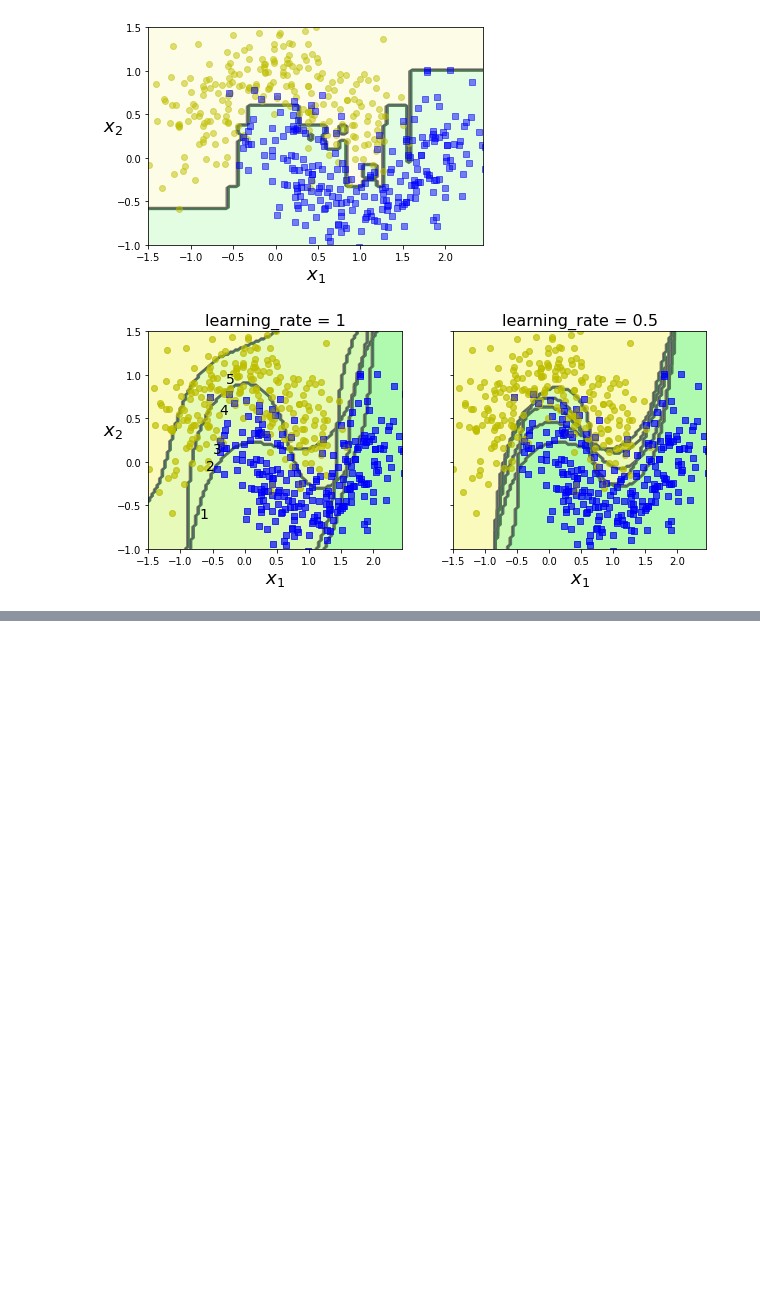
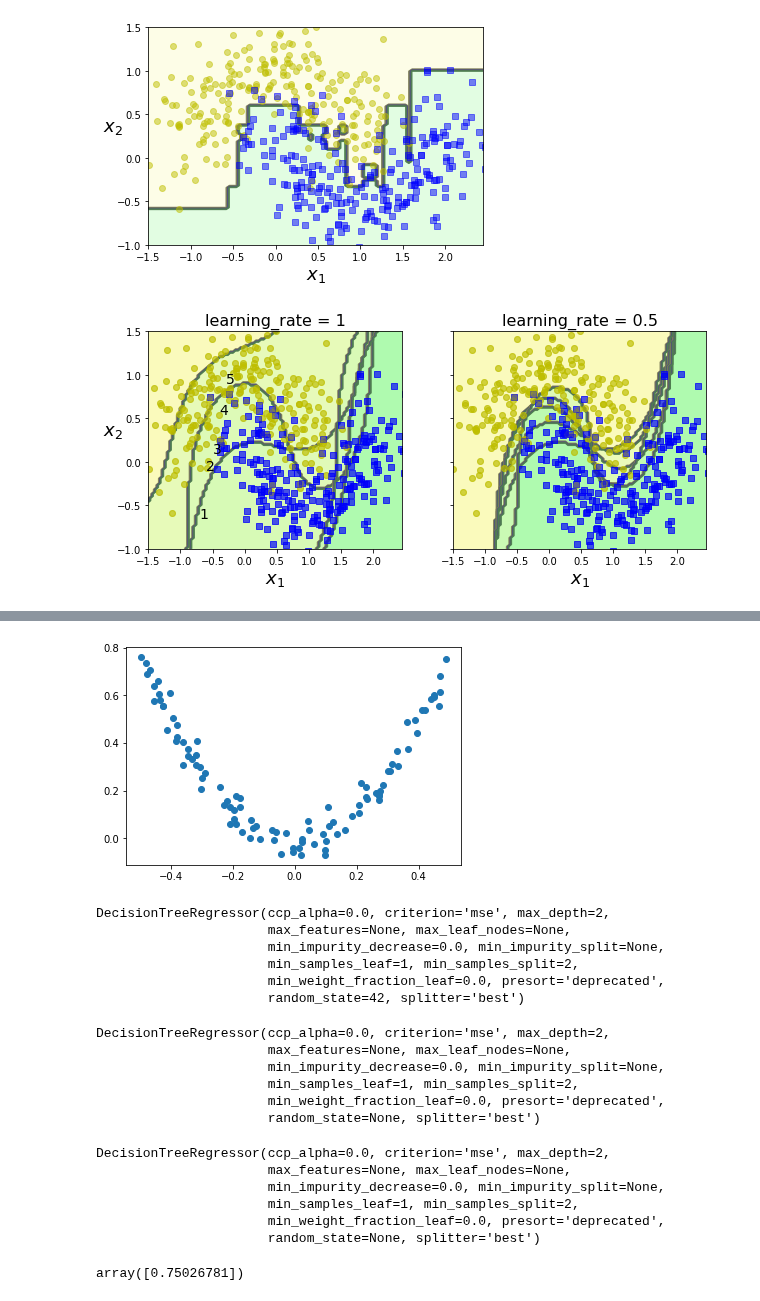
Before and after one commit to hyeon1263/BigAI, a Jupyter notebook: 핸즈온 머신러닝/07_Ensemble&RandomForest.ipynb, the cells around one changed output, grey strips where cells are left out. Saved outputs shown, nothing was run; the diff lists cells and outputs as text; code cells hidden in the pictures; blank space fills up the shorter version.

```diff
--- a/핸즈온 머신러닝/07_Ensemble&RandomForest.ipynb
+++ b/핸즈온 머신러닝/07_Ensemble&RandomForest.ipynb
@@ -400,0 +456,54 @@ plt.show()
+# %%
+# 잡음이 섞인 2차 곡선 형태의 훈련세트 생성
+np.random.seed(42)
+X = np.random.rand(100, 1) - 0.5
+y = 3*X[:, 0]**2 + 0.05 * np.random.randn(100)
+# %%
+plt.scatter(X, y)
+plt.show()
+# %% [output]
+[figure, added]
+# %%
+from sklearn.tree import DecisionTreeRegressor
+
+# 첫 번째 예측기
+tree_reg1 = DecisionTreeRegressor(max_depth=2, random_state=42)
+tree_reg1.fit(X, y)
+# %% [output]
+DecisionTreeRegressor(ccp_alpha=0.0, criterion='mse', max_depth=2,
+                      max_features=None, max_leaf_nodes=None,
+                      min_impurity_decrease=0.0, min_impurity_split=None,
+                      min_samples_leaf=1, min_samples_split=2,
+                      min_weight_fraction_leaf=0.0, presort='deprecated',
+                      random_state=42, splitter='best')
+# %%
+y2 = y - tree_reg1.predict(X)   # 첫 번째 예측기가 만든 잔여 오차
+# 두 번째 예측기
+tree_reg2 = DecisionTreeRegressor(max_depth=2)
+tree_reg2.fit(X, y2)    # 잔여 오차에 대해 학습
+# %% [output]
+DecisionTreeRegressor(ccp_alpha=0.0, criterion='mse', max_depth=2,
+                      max_features=None, max_leaf_nodes=None,
+                      min_impurity_decrease=0.0, min_impurity_split=None,
+                      min_samples_leaf=1, min_samples_split=2,
+                      min_weight_fraction_leaf=0.0, presort='deprecated',
+                      random_state=None, splitter='best')
+# %%
+y3 = y2 - tree_reg2.predict(X)  # 두 번째 예측기가 만든 잔여 오차
+# 세 번째 예측기
+tree_reg3 = DecisionTreeRegressor(max_depth=2)
+tree_reg3.fit(X, y3)    # 잔여 오차에 대해 학습
+# %% [output]
+DecisionTreeRegressor(ccp_alpha=0.0, criterion='mse', max_depth=2,
+                      max_features=None, max_leaf_nodes=None,
+                      min_impurity_decrease=0.0, min_impurity_split=None,
+                      min_samples_leaf=1, min_samples_split=2,
+                      min_weight_fraction_leaf=0.0, presort='deprecated',
+                      random_state=None, splitter='best')
+# %%
+X_new = np.array([[0.5]])
+# 세 개의 트리를 더한 앙상블 모델
+y_pred = sum(tree.predict(X_new) for tree in (tree_reg1, tree_reg2, tree_reg3))
+y_pred
+# %% [output]
+array([0.75026781])
```
Also changed, not shown: parts of 29 cells of this notebook.
